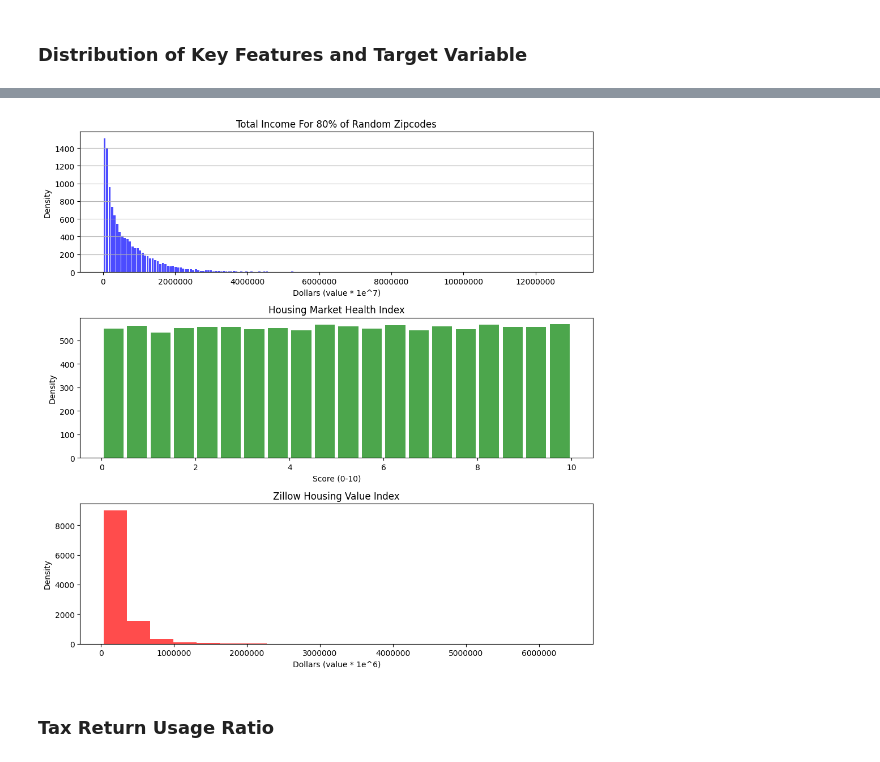
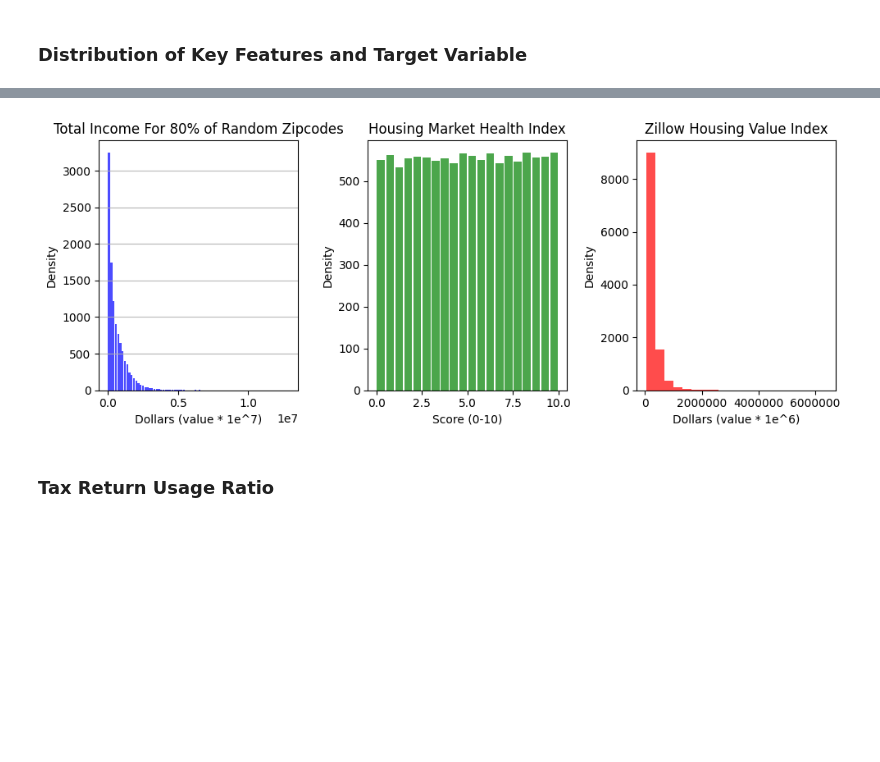
Before and after one commit to kdevoe/aai-500-final-group-4, a Jupyter notebook: HousingDataFinal.ipynb, the cells around one changed output, grey strips where cells are left out. Cells and saved outputs as stored; diff of their text form; code cells hidden in the pictures; blank space fills up the shorter version.

```diff
--- a/HousingDataFinal.ipynb
+++ b/HousingDataFinal.ipynb
@@ -175,33 +142,33 @@ plt.tight_layout()
 # %%
-fig, axs = plt.subplots(3, figsize=(10,10))
+fig, axs = plt.subplots(1,3, figsize=(10,4))
 
-axs[0].ticklabel_format(axis='both', style='plain')
+axs[0].ticklabel_format(axis='both')
 
 # Create a histogram for 'income'
-axs[0].hist(df_eda['A02650'], bins='auto', color='blue', alpha=0.7, rwidth=0.85)
+axs[0].hist(df_eda['A02650'], bins=80, color='blue', alpha=0.7, rwidth=0.85)
 axs[0].grid(axis='y', alpha=0.9)
 axs[0].set_title('Total Income For 80% of Random Zipcodes')
 axs[0].set_xlabel('Dollars (value * 1e^7)')
 axs[0].set_ylabel('Density')
 
 # Create a histogram for 'market_health_index'
 axs[1].hist(df_eda['MarketHealthIndex'], bins=20, color='green', alpha=0.7, rwidth=0.85)
 axs[1].set_title('Housing Market Health Index')
 axs[1].set_xlabel('Score (0-10)')
 axs[1].set_ylabel('Density')
 
 
 # Create a histogram for 'zillow_housing_value_index'
 axs[2].hist(df_eda['ZHVI'], bins=20, color='red', alpha=0.7)
 axs[2].ticklabel_format(axis='both', style='plain')
 axs[2].ticklabel_format(axis='both', style='plain')
 axs[2].set_title('Zillow Housing Value Index')
 axs[2].set_xlabel("Dollars (value * 1e^6)")
 axs[2].set_ylabel("Density")
 
 plt.tight_layout()
 # %% [output]
-[figure, old version]
+[figure, new version]
 # %% [markdown]
 ### Tax Return Usage Ratio
 # %%
```
Also changed, not shown: parts of 2 cells of this notebook, 1 other file.
